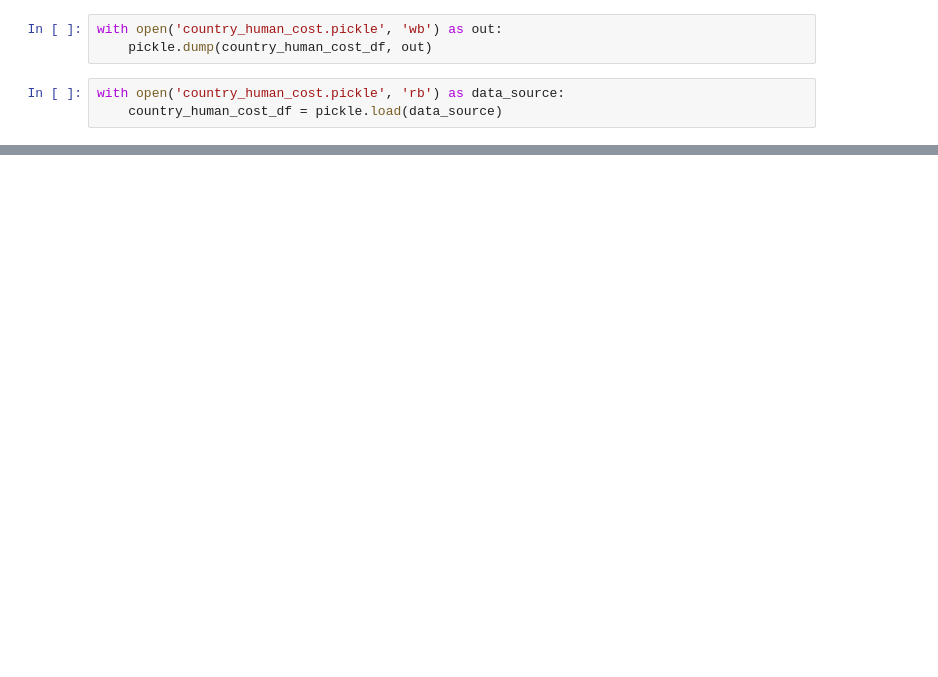
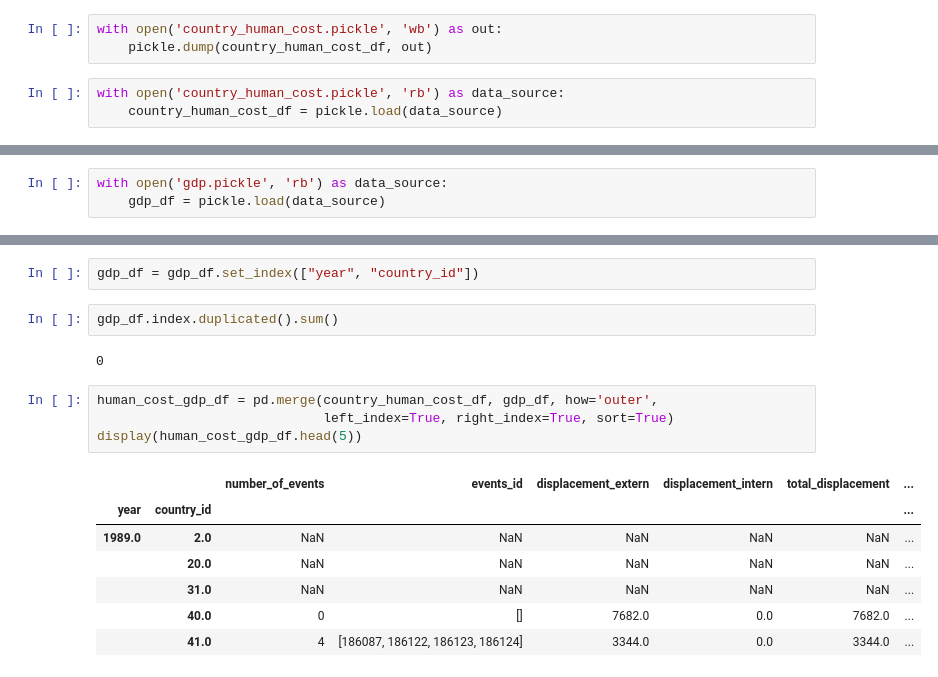
Before and after one commit to vincenzobaz/VBTALL-ADA2017, a Jupyter notebook: Project/notebook_displacement_conflict_df.ipynb, the cells around one changed output, grey strips where cells are left out. Cells and saved outputs as stored; diff of their text form; blank space fills up the shorter version.

```diff
--- a/Project/notebook_displacement_conflict_df.ipynb
+++ b/Project/notebook_displacement_conflict_df.ipynb
@@ -186,0 +196,3 @@ with open('country_human_cost.pickle', 'rb') as data_source:
+# %%
+with open('gdp.pickle', 'rb') as data_source:
+    gdp_df = pickle.load(data_source)
@@ -186,0 +208,18 @@ with open('country_human_cost.pickle', 'rb') as data_source:
+# %%
+gdp_df = gdp_df.set_index(["year", "country_id"])
+# %%
+gdp_df.index.duplicated().sum()
+# %% [output]
+0
+# %%
+human_cost_gdp_df = pd.merge(country_human_cost_df, gdp_df, how='outer',
+                             left_index=True, right_index=True, sort=True)
+display(human_cost_gdp_df.head(5))
+# %% [output]
+|  |  | number_of_events | events_id | displacement_extern | displacement_intern | total_displacement | ... |
+| year | country_id |  |  |  |  |  | ... |
+| 1989.0 | 2.0 | NaN | NaN | NaN | NaN | NaN | ... |
+|  | 20.0 | NaN | NaN | NaN | NaN | NaN | ... |
+|  | 31.0 | NaN | NaN | NaN | NaN | NaN | ... |
+|  | 40.0 | 0 | [] | 7682.0 | 0.0 | 7682.0 | ... |
+|  | 41.0 | 4 | [186087, 186122, 186123, 186124] | 3344.0 | 0.0 | 3344.0 | ... |
```
Also changed, not shown: parts of 11 cells of this notebook, 12 other files.
